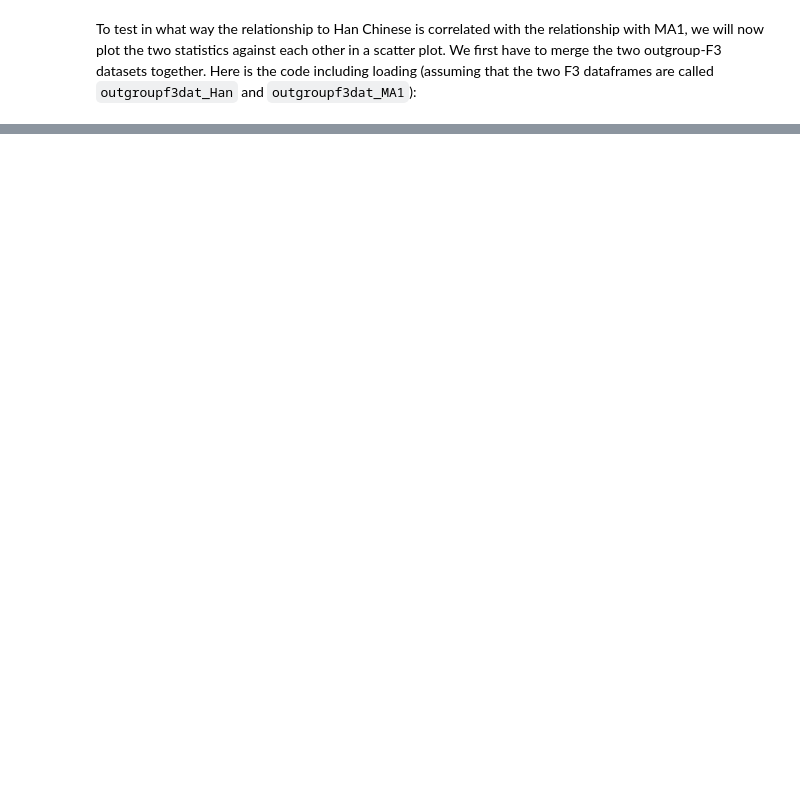
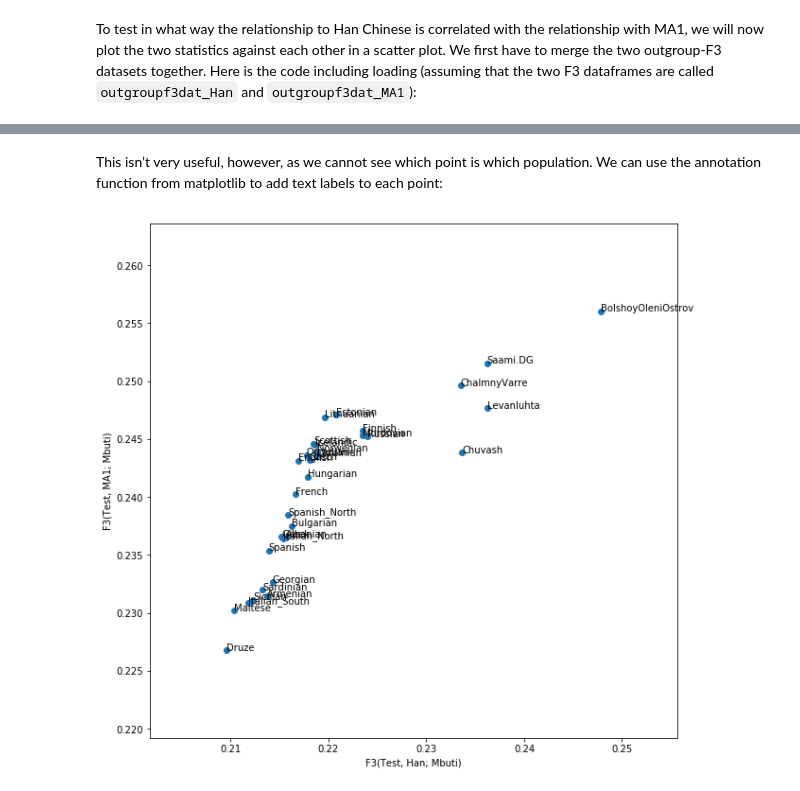
Before and after one commit to Schiffels-Popgen/popgen_course, a Jupyter notebook: 05_pynb_fstatistics.ipynb, the cells around one changed output, grey strips where cells are left out. Drawn from its saved outputs; the diff is of its cells as text; code cells hidden in the pictures; blank space fills up the shorter version.

```diff
--- a/05_pynb_fstatistics.ipynb
+++ b/05_pynb_fstatistics.ipynb
@@ -307,0 +350,11 @@ To test in what way the relationship to Han Chinese is correlated with the relat
+# %% [markdown]
+This isn’t very useful, however, as we cannot see which point is which population. We can use the annotation function from matplotlib to add text labels to each point:
+# %%
+plt.figure(figsize=(10, 10))
+plt.scatter(x=outgroupf3dat_merged["F3_Han"], y=outgroupf3dat_merged["F3_MA1"])
+for i, row in outgroupf3dat_merged.iterrows():
+    plt.annotate(row["B"], (row["F3_Han"], row["F3_MA1"]))
+plt.xlabel("F3(Test, Han; Mbuti)");
+plt.ylabel("F3(Test, MA1; Mbuti)");
+# %% [output]
+[figure, added]
```
Also changed, not shown: parts of 13 cells of this notebook, 6 other files.
